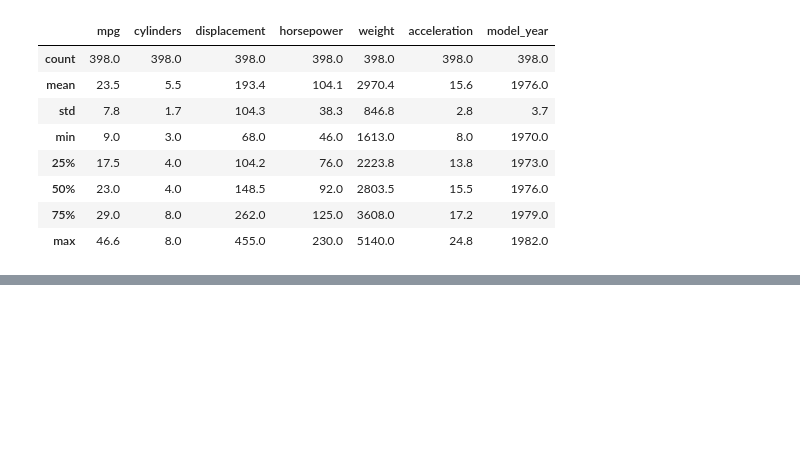
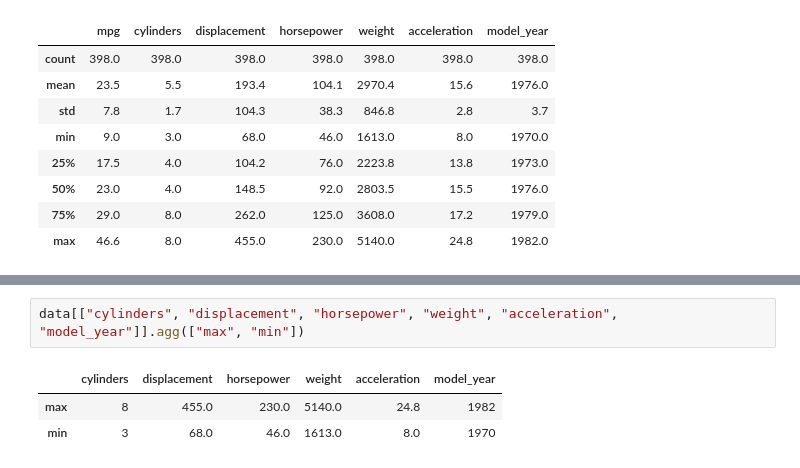
Before and after one commit to mehassanhmood/AI-A1, a Jupyter notebook: auto.ipynb, the cells around one changed output, grey strips where cells are left out. Drawn from its saved outputs; the diff is of its cells as text; blank space fills up the shorter version.

```diff
--- a/auto.ipynb
+++ b/auto.ipynb
@@ -309,0 +311,6 @@ array([[15597.63 ],
+# %%
+data[["cylinders", "displacement", "horsepower", "weight", "acceleration", "model_year"]].agg(["max", "min"])
+# %% [output]
+|  | cylinders | displacement | horsepower | weight | acceleration | model_year |
+| max | 8 | 455.0 | 230.0 | 5140.0 | 24.8 | 1982 |
+| min | 3 | 68.0 | 46.0 | 1613.0 | 8.0 | 1970 |
```
Also changed, not shown: parts of 16 cells of this notebook, 2 other files.
